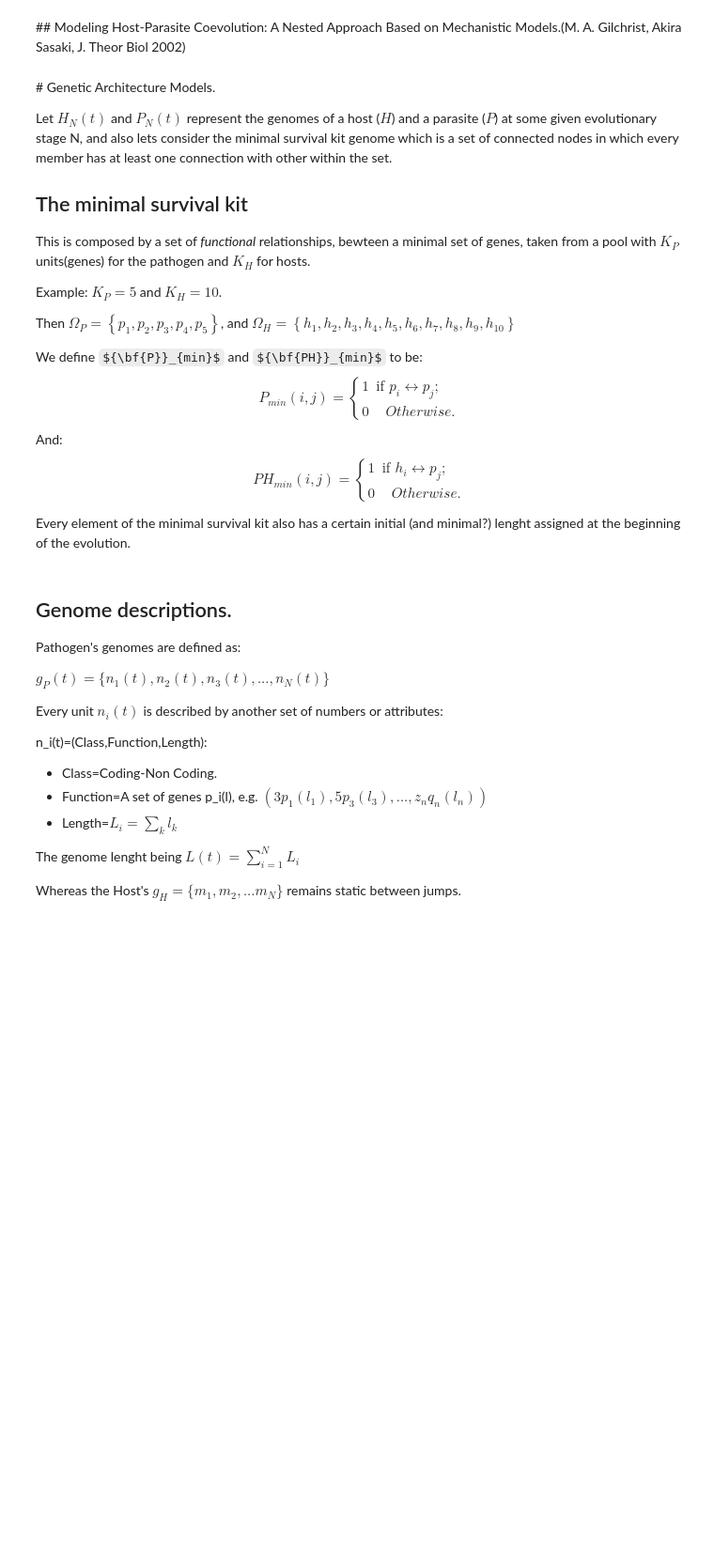
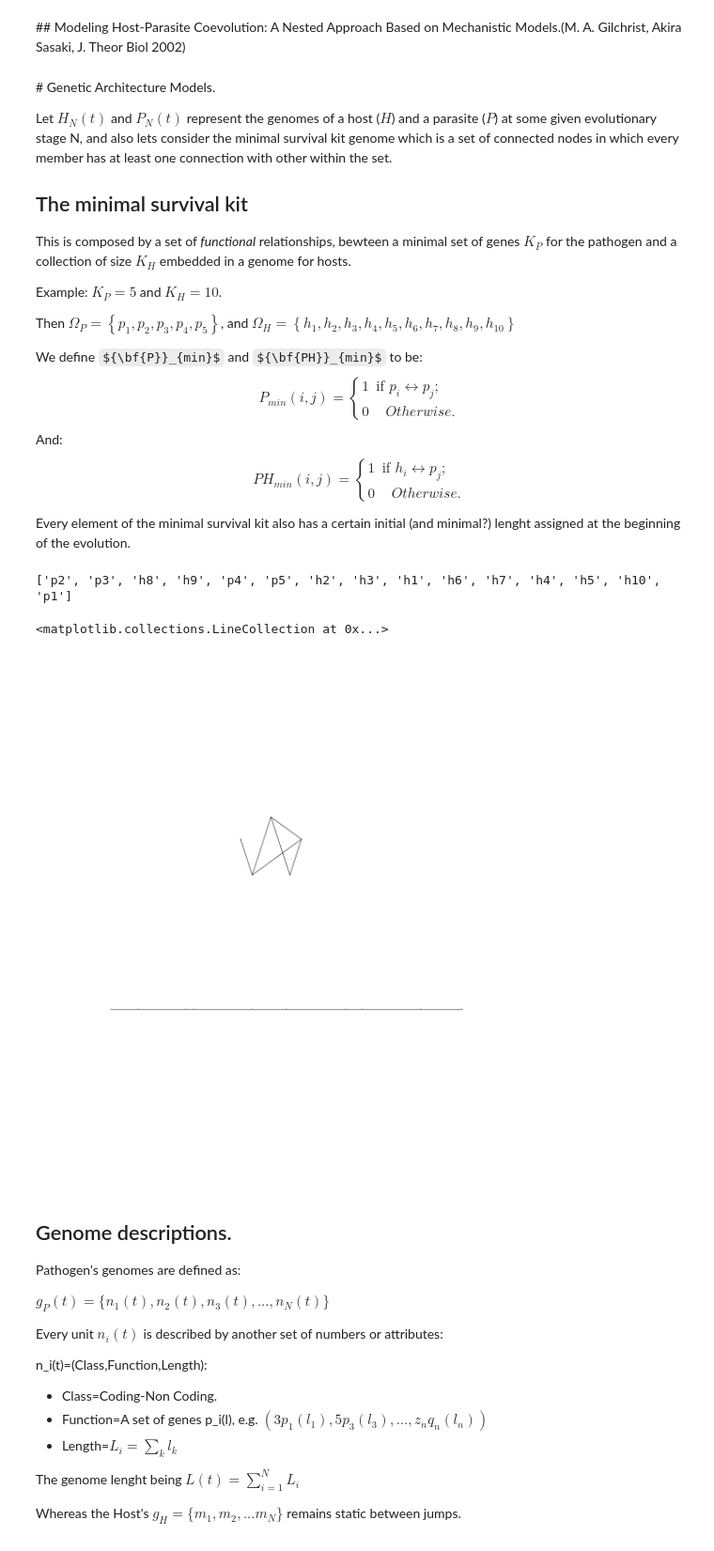
Before and after one commit to Host-pathogen-evol/Genome-Size-Evolution-Project, a Jupyter notebook: Host-Pathogen.ipynb, the cells around one changed output. Shown at 94% size. Drawn from its saved outputs; the diff is of its cells as text; code cells hidden in the pictures; some formulas as TeX source; blank space fills up the shorter version.

```diff
--- a/Host-Pathogen.ipynb
+++ b/Host-Pathogen.ipynb
@@ -97,7 +97,7 @@ axes[1].set_ylabel("log(N genes)")
 Let $H_N(t)$ and $P_N(t)$ represent the genomes of a host ($H$) and a parasite ($P$) at some given evolutionary stage N, and also lets consider the minimal survival kit genome which is a set of connected nodes in which every member has at least one connection with other within the set.
 
 ## The minimal survival kit
-This is composed by a set of *functional* relationships, bewteen a minimal set of genes, taken from a pool with $K_P$ units(genes) for the pathogen and $K_H$ for hosts.
+This is composed by a set of *functional* relationships, bewteen a minimal set of genes $K_P$ for the pathogen and a collection of size $K_H$ embedded in a genome for hosts.
 
 Example: $K_P=5$ and $K_H=10$.
 
@@ -128,3 +116,73 @@ Gp.add_edge(p5,p3)
+# %%
+import networkx as nx
+import matplotlib.pyplot as plt
+import math as mth
+
+Gp=nx.Graph()
+
+IGP=['p1','p2','p3','p4','p5']
+IGH=['h1','h2','h3','h4','h5','h6','h7','h8','h9','h10']
+Kmp=len(IGP)
+Kmh=len(IGH)
+
+from pygsl import rng
+rng=rng.rng()
+i=0
+SEED=987654321-i
+mu=rng.set(SEED)
+Cn=0.5
+poshp={}
+HPCOL={}
+
+for i in range (0,Kmh-1):
+    ha='h'+str(i+1)
+    hb='h'+str(i+2)
+    Gp.add_edge(ha,hb)
+
+
+for i in range(1,Kmp+1):
+    #print i
+    pa='p'+str(i)
+    #print pa
+    for j in range(i+1,Kmp+1):
+        #print j
+        y=rng.uniform()
+        if(y<=Cn):
+            pb='p'+str(j)
+            #print pb
+            Gp.add_edge(pa,pb)
+    #print y
+#raw_input()
+
+print Gp.nodes()
+x=0.0
+for i in IGH:
+    poshp[i]=[x,0]
+    HPCOL[i]=0.0
+    x=x+2.0*rng.uniform()
+n=0.0
+Pi=mth.pi
+
+for i in IGP:
+    x=5.0+1.0*mth.sin(n*(2.0*Pi)/Kmp)
+    y=5.0+1.0*mth.cos(n*(2.0*Pi)/Kmp)
+    n=n+1
+    poshp[i]=[x,y]
+    HPCOL[i]=0.5
+
+#print pos
+plt.figure(figsize(20,20))
+plt.axis('off')
+plt.axis('equal')
+
+nx.draw_networkx_nodes(Gp,poshp,node_size=1, label='F',alpha=0.7,node_color=HPCOL.values())
+#nx.draw_networkx_labels(G,pos,labels=aminodes,font_size=10)
+nx.draw_networkx_edges(Gp,poshp)
+#nx.draw_networkx(G,pos)
+# %% [output]
+['p2', 'p3', 'h8', 'h9', 'p4', 'p5', 'h2', 'h3', 'h1', 'h6', 'h7', 'h4', 'h5', 'h10', 'p1']
+<matplotlib.collections.LineCollection at 0x...>
+[figure, added]
 # %% [markdown]
 
 ## Genome descriptions.
```
Also changed, not shown: parts of 1 cell of this notebook.
